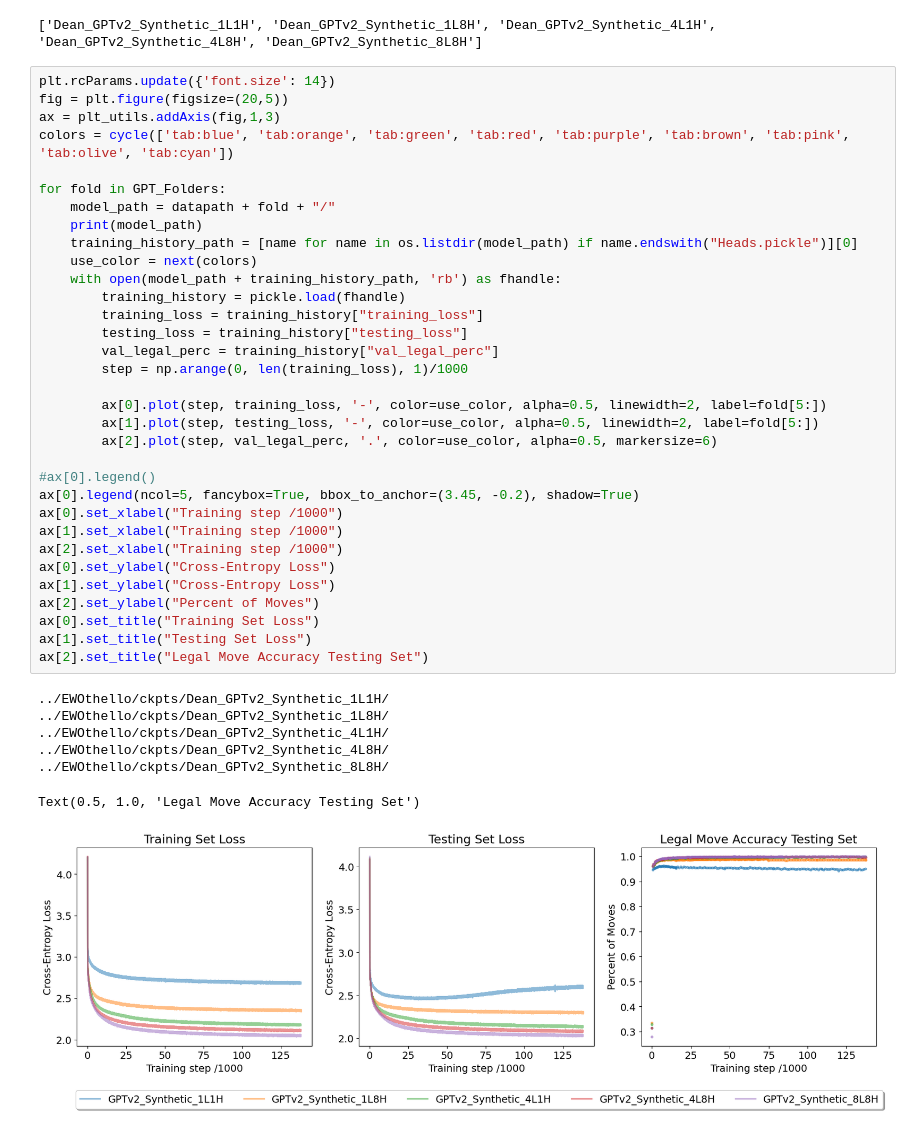
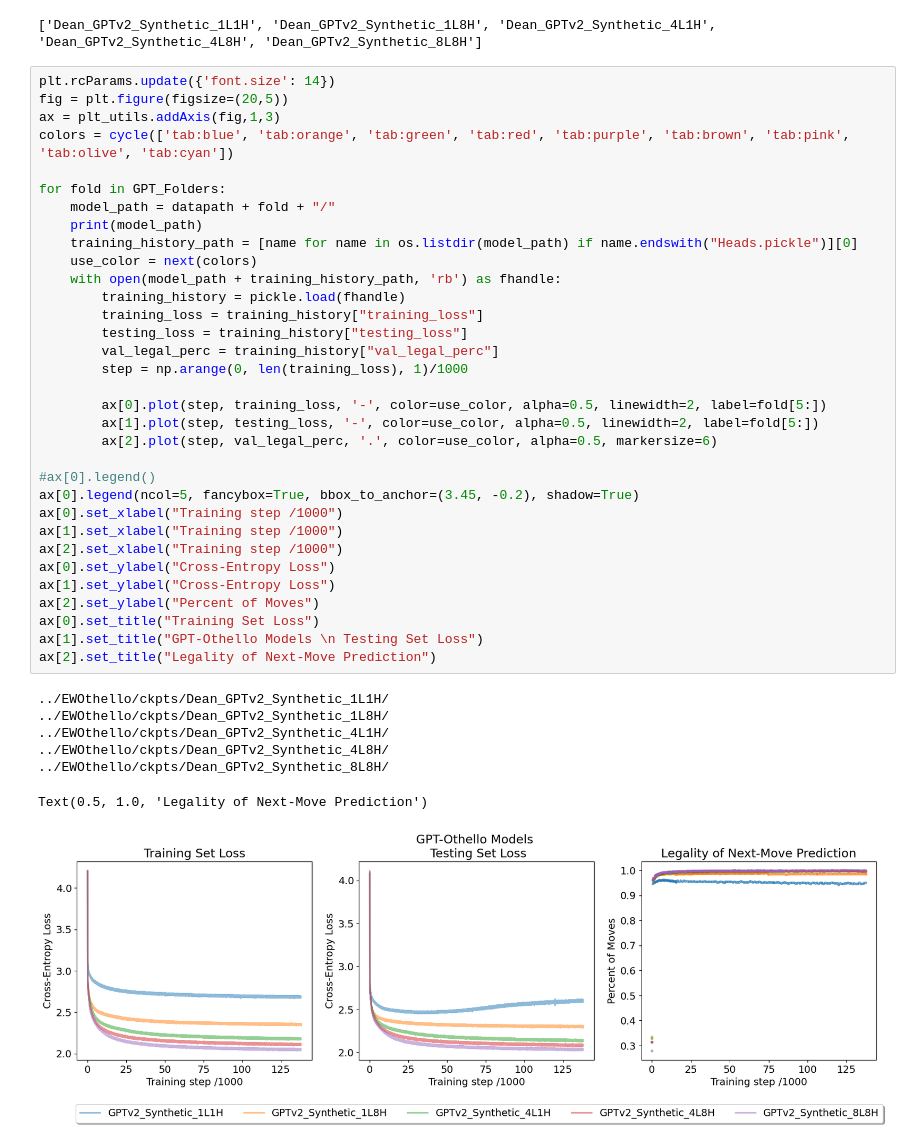
Before and after one commit to DeanHazineh/Emergent-World-Representations-Othello, a Jupyter notebook: dev_code2/view_trained_GPT.ipynb, the cells around one changed output. Cells and saved outputs as stored; diff of their text form.

```diff
--- a/dev_code2/view_trained_GPT.ipynb
+++ b/dev_code2/view_trained_GPT.ipynb
@@ -29,34 +29,34 @@ for fold in GPT_Folders:
     model_path = datapath + fold + "/"
     print(model_path)
     training_history_path = [name for name in os.listdir(model_path) if name.endswith("Heads.pickle")][0]
     use_color = next(colors)
     with open(model_path + training_history_path, 'rb') as fhandle:
         training_history = pickle.load(fhandle)
         training_loss = training_history["training_loss"]
         testing_loss = training_history["testing_loss"]
         val_legal_perc = training_history["val_legal_perc"]
         step = np.arange(0, len(training_loss), 1)/1000
 
         ax[0].plot(step, training_loss, '-', color=use_color, alpha=0.5, linewidth=2, label=fold[5:])
         ax[1].plot(step, testing_loss, '-', color=use_color, alpha=0.5, linewidth=2, label=fold[5:])
         ax[2].plot(step, val_legal_perc, '.', color=use_color, alpha=0.5, markersize=6)
 
 #ax[0].legend()
 ax[0].legend(ncol=5, fancybox=True, bbox_to_anchor=(3.45, -0.2), shadow=True)
 ax[0].set_xlabel("Training step /1000")
 ax[1].set_xlabel("Training step /1000")
 ax[2].set_xlabel("Training step /1000")
 ax[0].set_ylabel("Cross-Entropy Loss")
 ax[1].set_ylabel("Cross-Entropy Loss")
 ax[2].set_ylabel("Percent of Moves")
 ax[0].set_title("Training Set Loss")
-ax[1].set_title("Testing Set Loss")
-ax[2].set_title("Legal Move Accuracy Testing Set")
+ax[1].set_title("GPT-Othello Models \n Testing Set Loss")
+ax[2].set_title("Legality of Next-Move Prediction")
 # %% [output]
 ../EWOthello/ckpts/Dean_GPTv2_Synthetic_1L1H/
 ../EWOthello/ckpts/Dean_GPTv2_Synthetic_1L8H/
 ../EWOthello/ckpts/Dean_GPTv2_Synthetic_4L1H/
 ../EWOthello/ckpts/Dean_GPTv2_Synthetic_4L8H/
 ../EWOthello/ckpts/Dean_GPTv2_Synthetic_8L8H/
-Text(0.5, 1.0, 'Legal Move Accuracy Testing Set')
+Text(0.5, 1.0, 'Legality of Next-Move Prediction')
-[figure, old version]
+[figure, new version]
```
Also changed, not shown: 1 other file.
